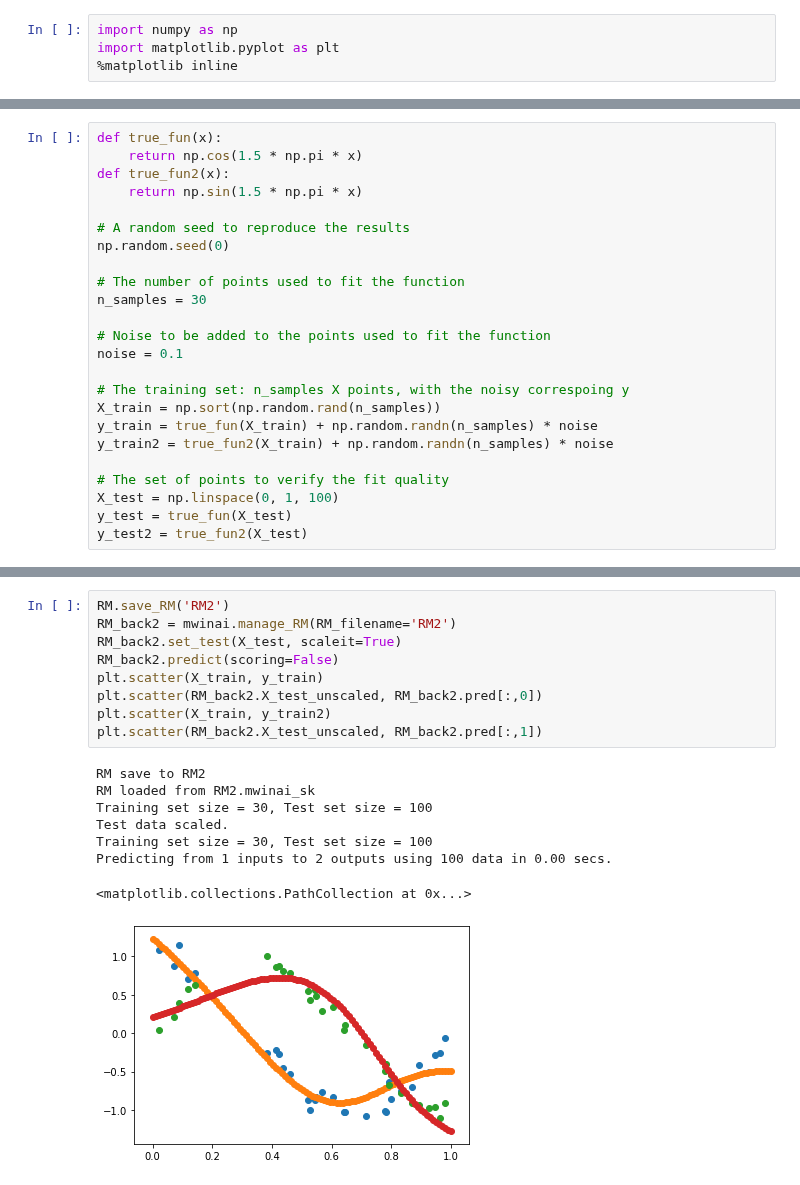
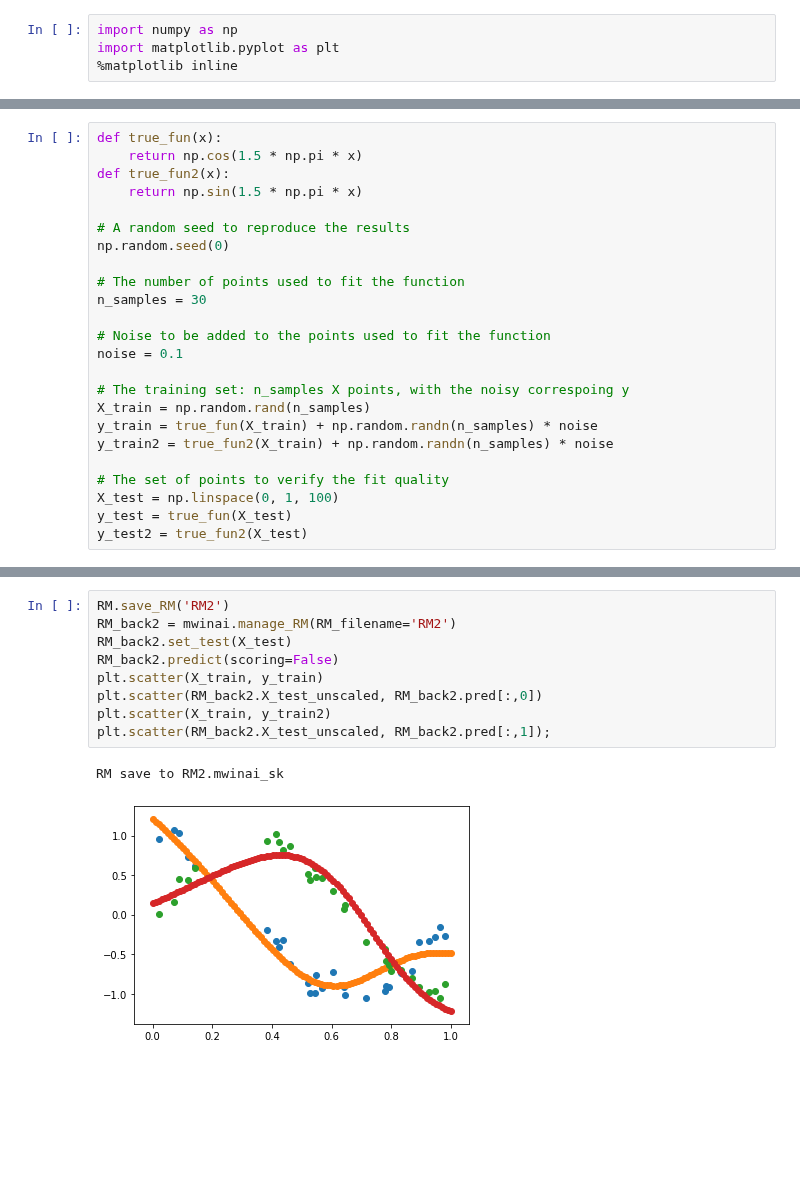
Before and after one commit to Morisset/AI4neb, a Jupyter notebook: docs/SaveRestore.ipynb, the cells around one changed output, grey strips where cells are left out. Cells and saved outputs as stored; diff of their text form; blank space fills up the shorter version.

```diff
--- a/docs/SaveRestore.ipynb
+++ b/docs/SaveRestore.ipynb
@@ -24,7 +26,7 @@ n_samples = 30
 noise = 0.1
 
 # The training set: n_samples X points, with the noisy correspoing y
-X_train = np.sort(np.random.rand(n_samples))
+X_train = np.random.rand(n_samples)
 y_train = true_fun(X_train) + np.random.randn(n_samples) * noise
 y_train2 = true_fun2(X_train) + np.random.randn(n_samples) * noise
 
@@ -127,21 +136,15 @@ plt.scatter(RM.X_test_unscaled, RM.pred[:,1])
 # %%
 RM.save_RM('RM2')
 RM_back2 = mwinai.manage_RM(RM_filename='RM2')
-RM_back2.set_test(X_test, scaleit=True)
+RM_back2.set_test(X_test)
 RM_back2.predict(scoring=False)
 plt.scatter(X_train, y_train)
 plt.scatter(RM_back2.X_test_unscaled, RM_back2.pred[:,0])
 plt.scatter(X_train, y_train2)
-plt.scatter(RM_back2.X_test_unscaled, RM_back2.pred[:,1])
+plt.scatter(RM_back2.X_test_unscaled, RM_back2.pred[:,1]);
 # %% [output]
-RM save to RM2
-RM loaded from RM2.mwinai_sk
-Training set size = 30, Test set size = 100
-Test data scaled.
-Training set size = 30, Test set size = 100
-Predicting from 1 inputs to 2 outputs using 100 data in 0.00 secs.
+RM save to RM2.mwinai_sk
-<matplotlib.collections.PathCollection at 0x...>
-[figure, old version]
+[figure, new version]
 # %%
 RM = mwinai.manage_RM(RM_type='K_ANN', X_train=X_train, y_train=y_train, scaling=True,
                       X_test = X_test, y_test=y_test, verbose=True, random_seed=10)
```
Also changed, not shown: parts of 15 cells of this notebook.
